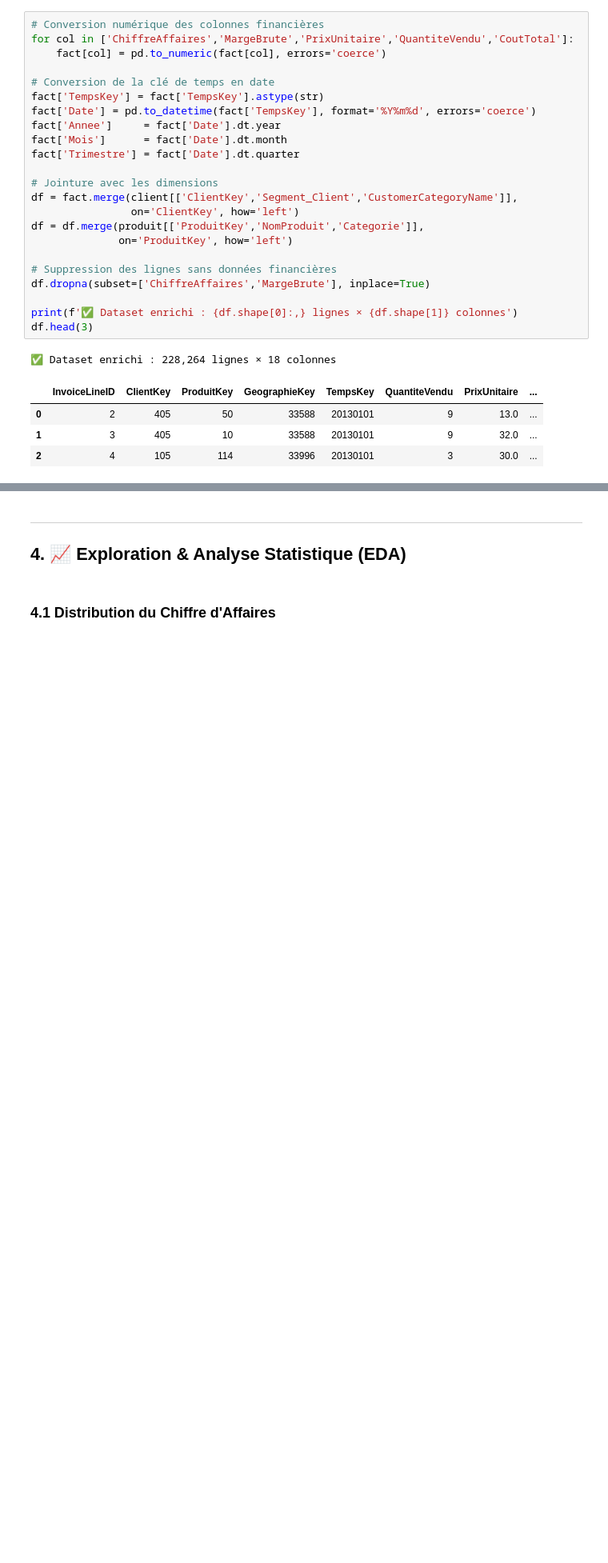
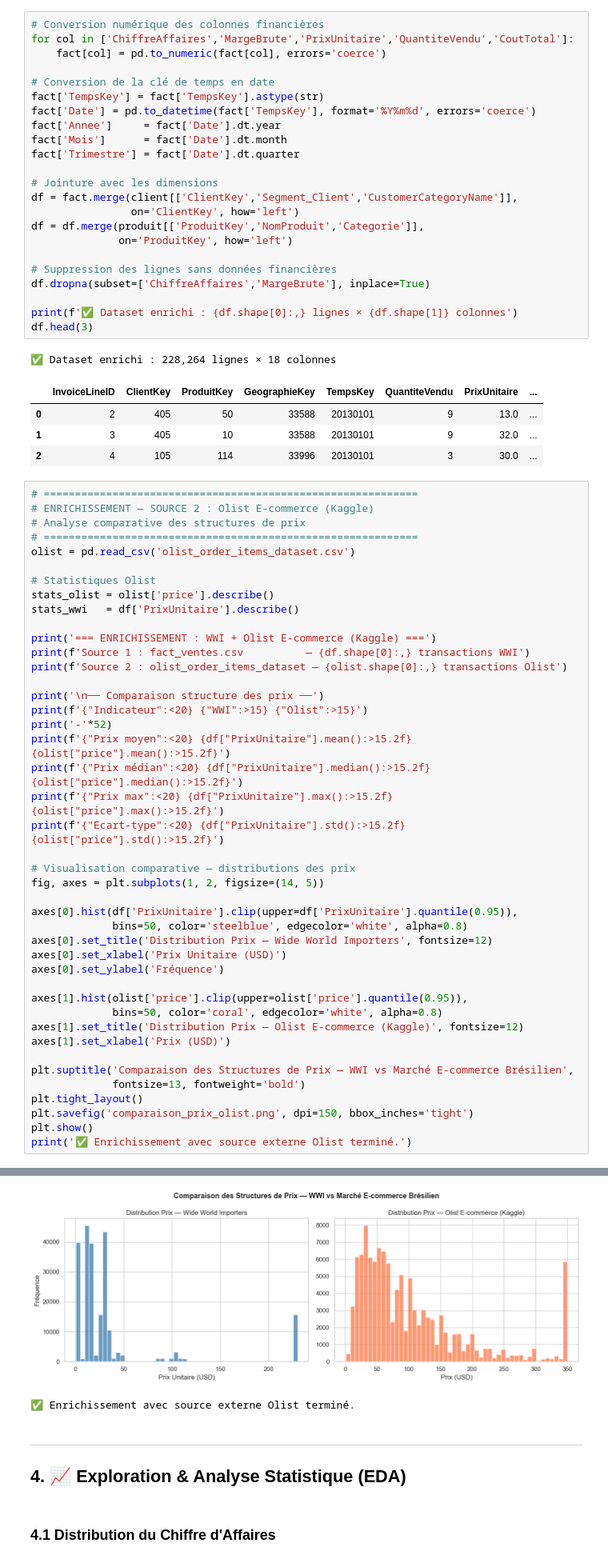
Before and after one commit to ihssan16/dddm-wideworldimporters, a Jupyter notebook: DDDM_Analyse_WideWorldImporters.ipynb, the cells around one changed output, grey strips where cells are left out. Shown at 80% size. Saved outputs shown, nothing was run; the diff lists cells and outputs as text; blank space fills up the shorter version.

```diff
--- a/DDDM_Analyse_WideWorldImporters.ipynb
+++ b/DDDM_Analyse_WideWorldImporters.ipynb
@@ -174,3 +175,47 @@ df.head(3)
 | 0 | 2 | 405 | 50 | 33588 | 20130101 | 9 | 13.0 | ... |
 | 1 | 3 | 405 | 10 | 33588 | 20130101 | 9 | 32.0 | ... |
 | 2 | 4 | 105 | 114 | 33996 | 20130101 | 3 | 30.0 | ... |
+# %%
+# ============================================================
+# ENRICHISSEMENT — SOURCE 2 : Olist E-commerce (Kaggle)
+# Analyse comparative des structures de prix
+# ============================================================
+olist = pd.read_csv('olist_order_items_dataset.csv')
+
+# Statistiques Olist
+stats_olist = olist['price'].describe()
+stats_wwi   = df['PrixUnitaire'].describe()
+
+print('=== ENRICHISSEMENT : WWI + Olist E-commerce (Kaggle) ===')
+print(f'Source 1 : fact_ventes.csv          — {df.shape[0]:,} transactions WWI')
+print(f'Source 2 : olist_order_items_dataset — {olist.shape[0]:,} transactions Olist')
+
+print('\n── Comparaison structure des prix ──')
+print(f'{"Indicateur":<20} {"WWI":>15} {"Olist":>15}')
+print('-'*52)
+print(f'{"Prix moyen":<20} {df["PrixUnitaire"].mean():>15.2f} {olist["price"].mean():>15.2f}')
+print(f'{"Prix médian":<20} {df["PrixUnitaire"].median():>15.2f} {olist["price"].median():>15.2f}')
+print(f'{"Prix max":<20} {df["PrixUnitaire"].max():>15.2f} {olist["price"].max():>15.2f}')
+print(f'{"Ecart-type":<20} {df["PrixUnitaire"].std():>15.2f} {olist["price"].std():>15.2f}')
+
+# Visualisation comparative — distributions des prix
+fig, axes = plt.subplots(1, 2, figsize=(14, 5))
+
+axes[0].hist(df['PrixUnitaire'].clip(upper=df['PrixUnitaire'].quantile(0.95)),
+             bins=50, color='steelblue', edgecolor='white', alpha=0.8)
+axes[0].set_title('Distribution Prix — Wide World Importers', fontsize=12)
+axes[0].set_xlabel('Prix Unitaire (USD)')
+axes[0].set_ylabel('Fréquence')
+
+axes[1].hist(olist['price'].clip(upper=olist['price'].quantile(0.95)),
+             bins=50, color='coral', edgecolor='white', alpha=0.8)
+axes[1].set_title('Distribution Prix — Olist E-commerce (Kaggle)', fontsize=12)
+axes[1].set_xlabel('Prix (USD)')
+
+plt.suptitle('Comparaison des Structures de Prix — WWI vs Marché E-commerce Brésilien',
+             fontsize=13, fontweight='bold')
+plt.tight_layout()
+plt.savefig('comparaison_prix_olist.png', dpi=150, bbox_inches='tight')
+plt.show()
+print('✅ Enrichissement avec source externe Olist terminé.')
+# %% [output]
@@ -177,3 +233,5 @@ df.head(3)
+[figure, added]
+✅ Enrichissement avec source externe Olist terminé.
 # %% [markdown]
 ---
 ## 4. 📈 Exploration & Analyse Statistique (EDA)
```
Also changed, not shown: parts of 6 cells of this notebook, 2 other files.
